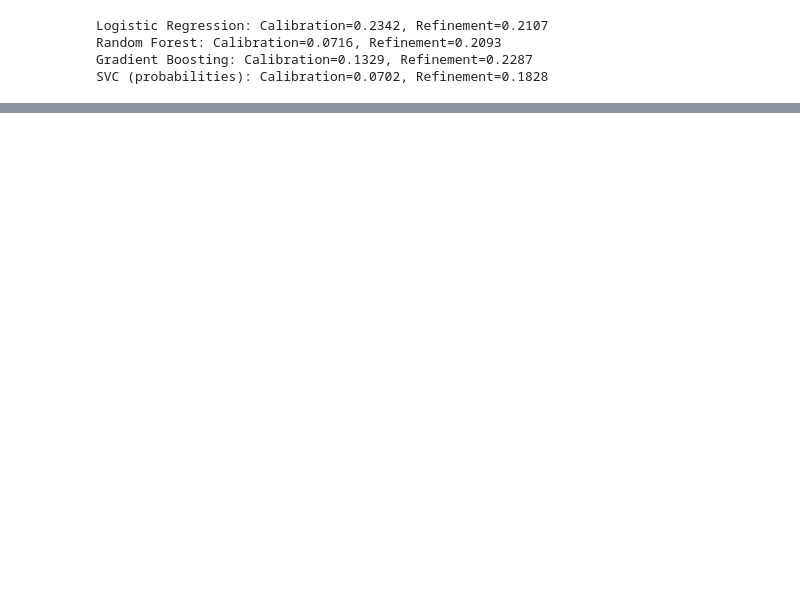
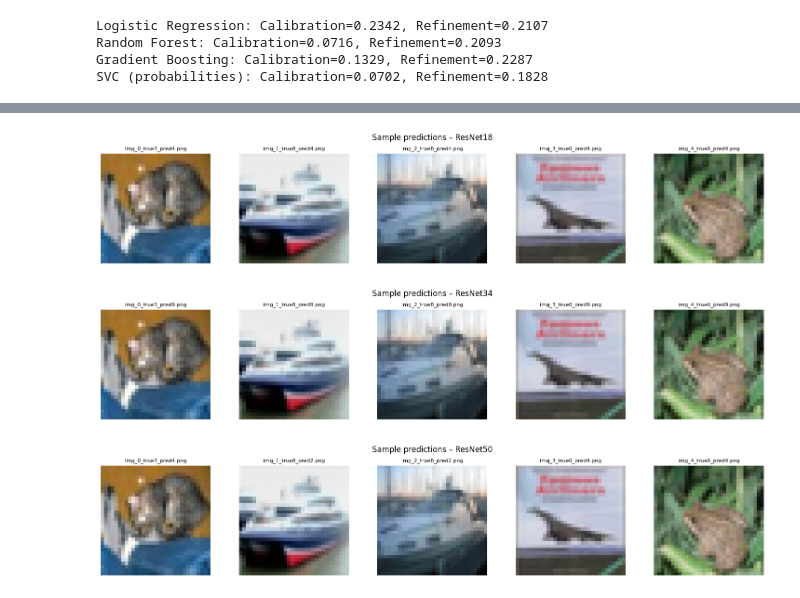
Before and after one commit to osmanovic-lejla/a4s-accuracy-metric, a Jupyter notebook: notebooks/brier_score_breast_cancer.ipynb, the cells around one changed output, grey strips where cells are left out. Drawn from its saved outputs; the diff is of its cells as text; code cells hidden in the pictures; blank space fills up the shorter version.

```diff
--- a/notebooks/brier_score_breast_cancer.ipynb
+++ b/notebooks/brier_score_breast_cancer.ipynb
@@ -286,0 +188,42 @@ SVC (probabilities): Calibration=0.0702, Refinement=0.1828
+# %%
+from pathlib import Path
+from PIL import Image
+import matplotlib.pyplot as plt
+
+
+def show_sample_images_for_model(model_name: str, n: int = 5):
+    """
+    Display up to n saved CIFAR images for the given model.
+
+    Looks in: tests/data/cifar_images/<model_name>/*.png
+    """
+
+    folder = Path("../tests/data/cifar_images") / model_name
+    if not folder.exists():
+        print(f"No images found for model '{model_name}' in {folder}")
+        return
+
+    image_paths = sorted(folder.glob("*.png"))[:n]
+    if not image_paths:
+        print(f"No PNG images found in {folder}")
+        return
+
+    plt.figure(figsize=(3 * n, 3))
+    for i, path in enumerate(image_paths):
+        img = Image.open(path)
+        plt.subplot(1, n, i + 1)
+        plt.imshow(img)
+        plt.title(path.name, fontsize=8)
+        plt.axis("off")
+
+    plt.suptitle(f"Sample predictions – {model_name}")
+    plt.tight_layout()
+    plt.show()
+# %%
+show_sample_images_for_model("ResNet18", n=5)
+show_sample_images_for_model("ResNet34", n=5)
+show_sample_images_for_model("ResNet50", n=5)
+# %% [output]
+[figure, added]
+[figure, added]
+[figure, added]
```
Also changed, not shown: parts of 9 cells of this notebook.
